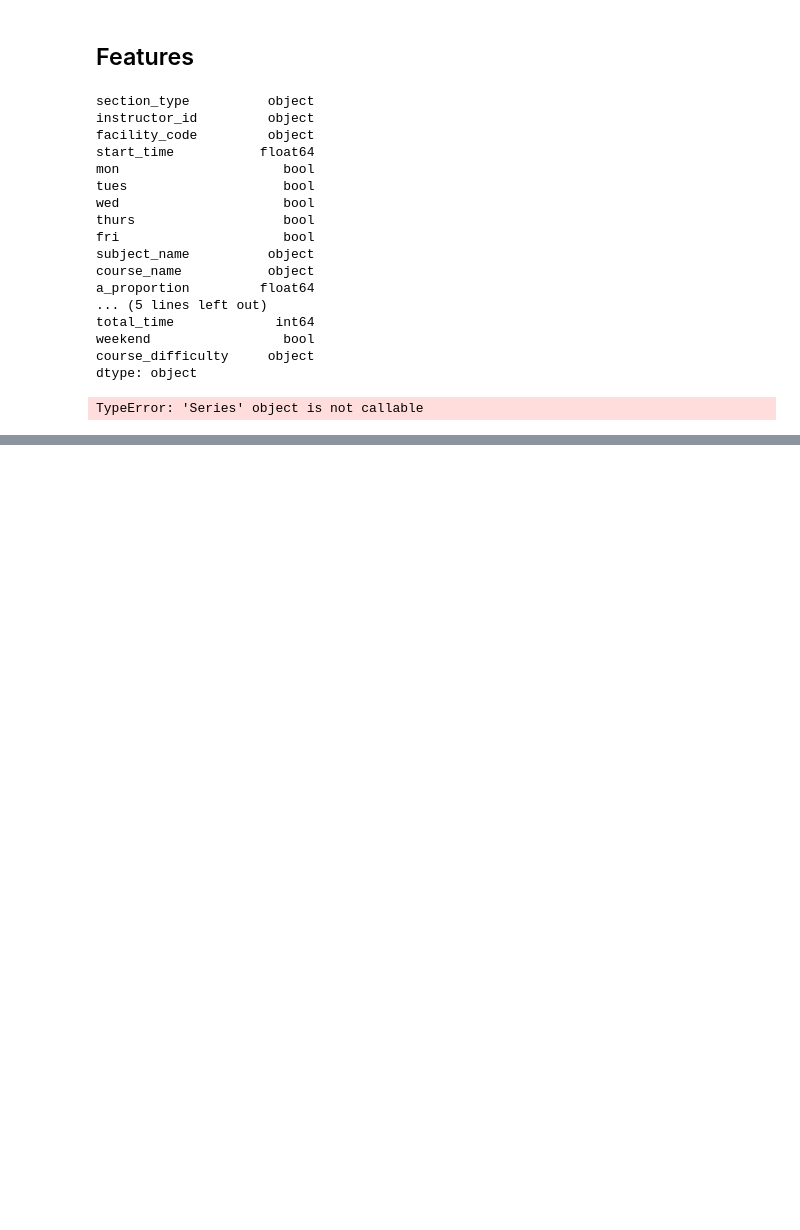
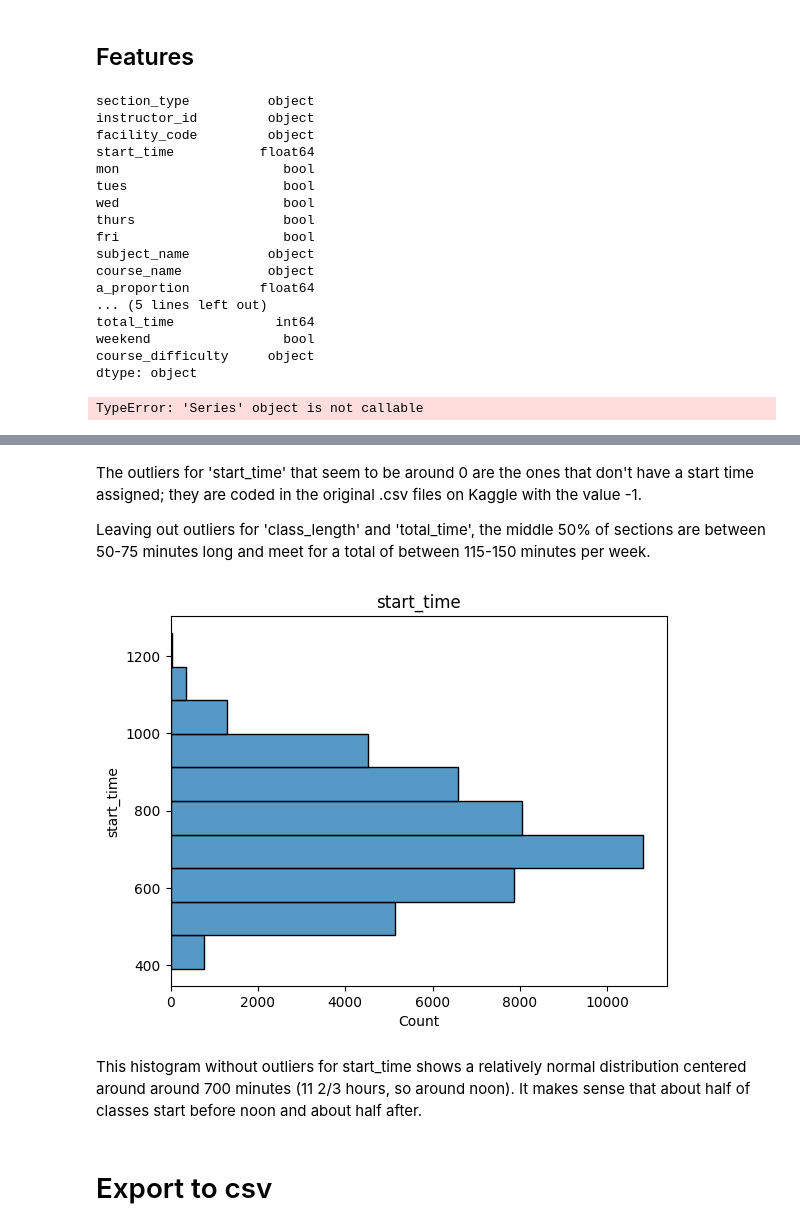
Before and after one commit to kellianneyang/predictive-academic-analytics, a Jupyter notebook: data_visualization.ipynb, the cells around one changed output, grey strips where cells are left out. Drawn from its saved outputs; the diff is of its cells as text; code cells hidden in the pictures; blank space fills up the shorter version.

```diff
--- a/data_visualization.ipynb
+++ b/data_visualization.ipynb
@@ -119,0 +190,19 @@ TypeError: 'Series' object is not callable
+# %% [markdown]
+The outliers for 'start_time' that seem to be around 0 are the ones that don't have a start time assigned; they are coded in the original .csv files on Kaggle with the value -1.
+
+Leaving out outliers for 'class_length' and 'total_time', the middle 50% of sections are between 50-75 minutes long and meet for a total of between 115-150 minutes per week.
+# %%
+# histogram for start_time without outliers at -1
+start_time_no_outliers_df = df[df['start_time'] != -1]
+
+plot = sns.histplot(data = start_time_no_outliers_df,
+                    y = 'start_time',
+                    bins = 10)
+plot.set_title('start_time')
+plt.show()
+# %% [output]
+[figure, added]
+# %% [markdown]
+This histogram without outliers for start_time shows a relatively normal distribution centered around around 700 minutes (11 2/3 hours, so around noon). It makes sense that about half of classes start before noon and about half after.
+# %% [markdown]
+# Export to csv
```
Also changed, not shown: parts of 11 cells of this notebook, 1 other file.
